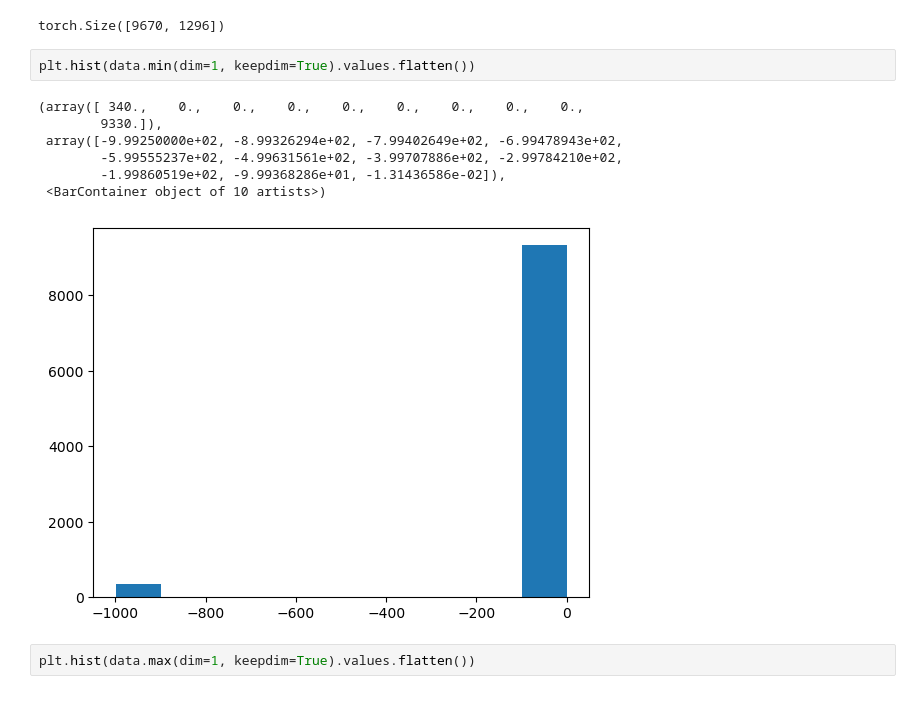
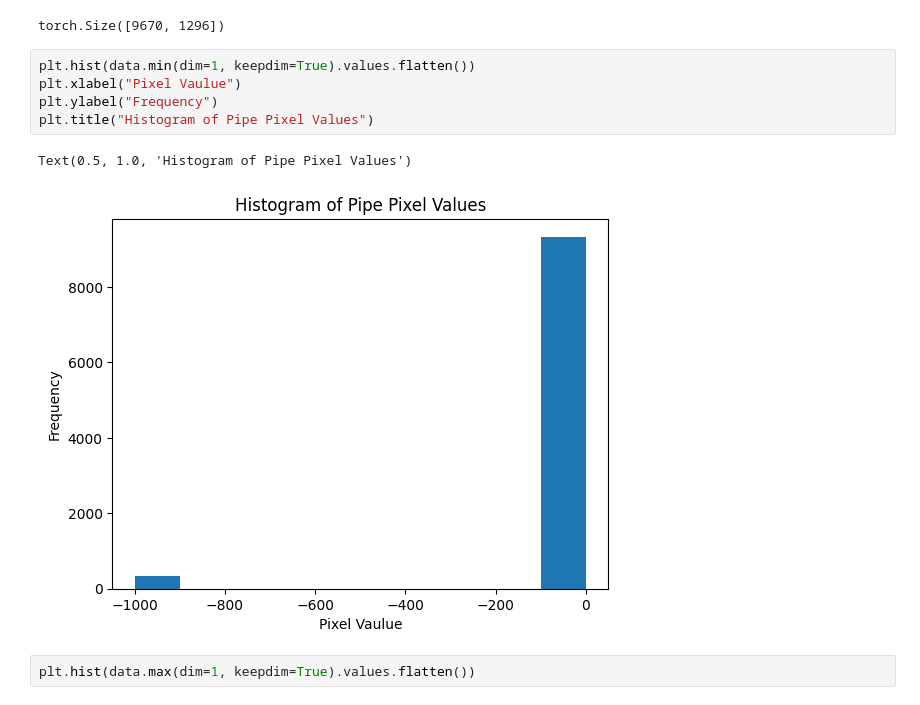
Before and after one commit to EllingtonKirby/Pipe-Corrosion-Detection, a Jupyter notebook: exploration.ipynb, the cells around one changed output. Drawn from its saved outputs; the diff is of its cells as text.

```diff
--- a/exploration.ipynb
+++ b/exploration.ipynb
@@ -119,14 +119,12 @@ data.shape
 torch.Size([9670, 1296])
 # %%
 plt.hist(data.min(dim=1, keepdim=True).values.flatten())
+plt.xlabel("Pixel Vaulue")
+plt.ylabel("Frequency")
+plt.title("Histogram of Pipe Pixel Values")
 # %% [output]
-(array([ 340.,    0.,    0.,    0.,    0.,    0.,    0.,    0.,    0.,
-        9330.]),
- array([-9.99250000e+02, -8.99326294e+02, -7.99402649e+02, -6.99478943e+02,
-        -5.99555237e+02, -4.99631561e+02, -3.99707886e+02, -2.99784210e+02,
-        -1.99860519e+02, -9.99368286e+01, -1.31436586e-02]),
- <BarContainer object of 10 artists>)
+Text(0.5, 1.0, 'Histogram of Pipe Pixel Values')
-[figure, old version]
+[figure, new version]
 # %%
 plt.hist(data.max(dim=1, keepdim=True).values.flatten())
 # %% [output]
```
Also changed, not shown: parts of 11 cells of this notebook, 8 other files.
